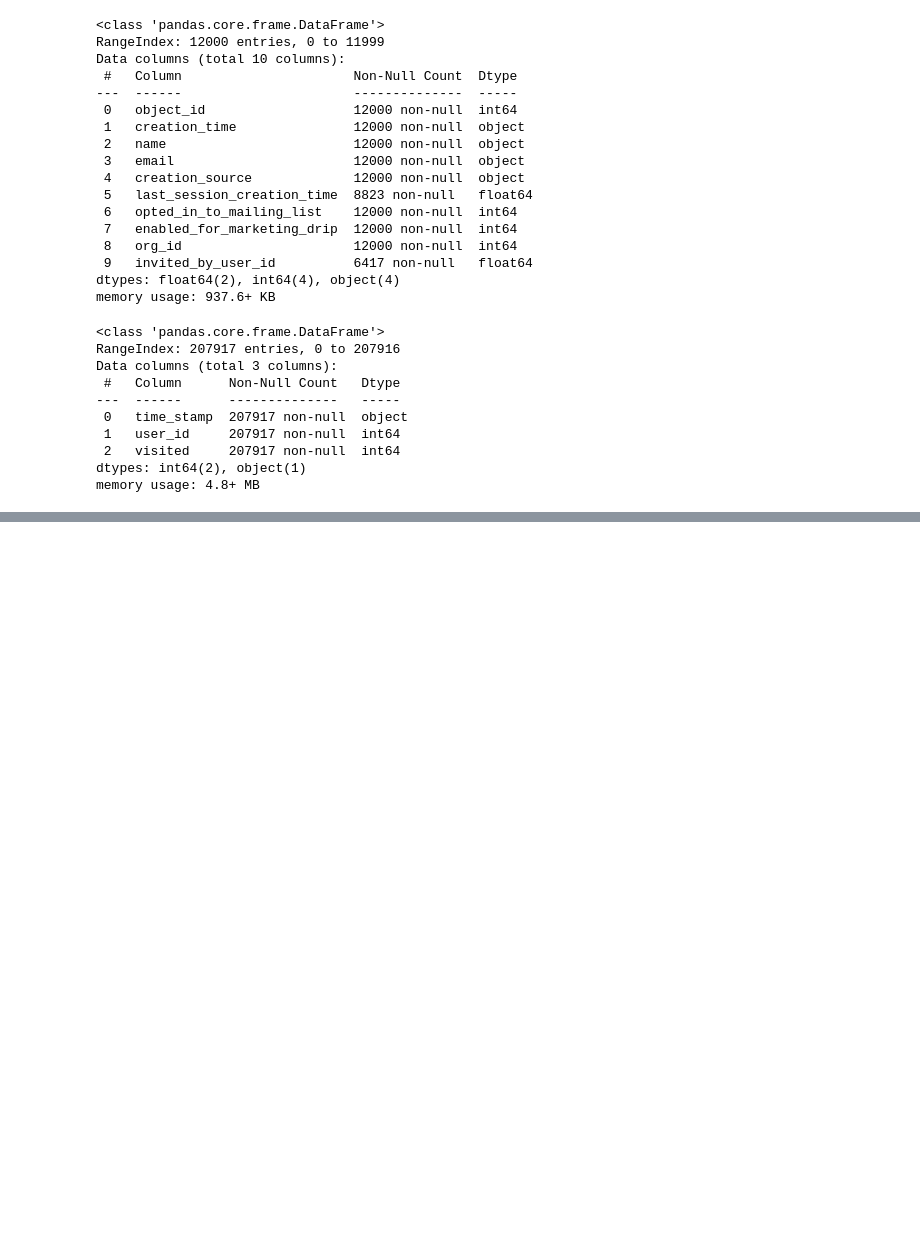
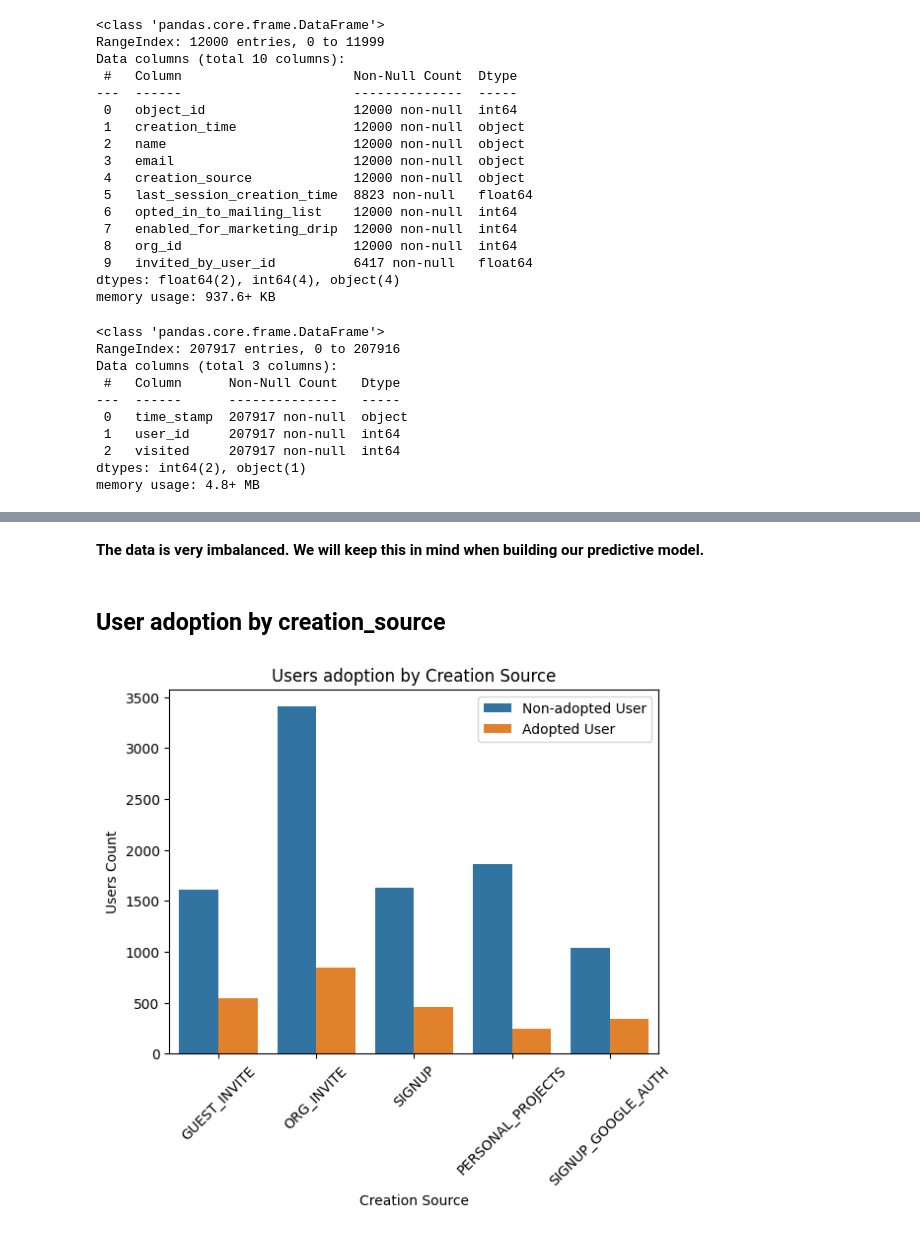
Before and after one commit to dqminhv/relax-inc, a Jupyter notebook: RelaxInc.ipynb, the cells around one changed output, grey strips where cells are left out. Drawn from its saved outputs; the diff is of its cells as text; code cells hidden in the pictures; blank space fills up the shorter version.

```diff
--- a/RelaxInc.ipynb
+++ b/RelaxInc.ipynb
@@ -118,0 +132,14 @@ users.head()
+# %% [markdown]
+**The data is very imbalanced. We will keep this in mind when building our predictive model.**
+# %% [markdown]
+## User adoption by creation_source
+# %%
+sns.countplot(x="creation_source", hue="is_adopted", data=users)
+plt.title('Users adoption by Creation Source')
+plt.xlabel('Creation Source')
+plt.ylabel('Users Count')
+plt.legend(labels=["Non-adopted User", "Adopted User"], title="", loc="upper right")
+plt.xticks(rotation=45)
+plt.show()
+# %% [output]
+[figure, added]
```
Also changed, not shown: parts of 49 cells of this notebook.
